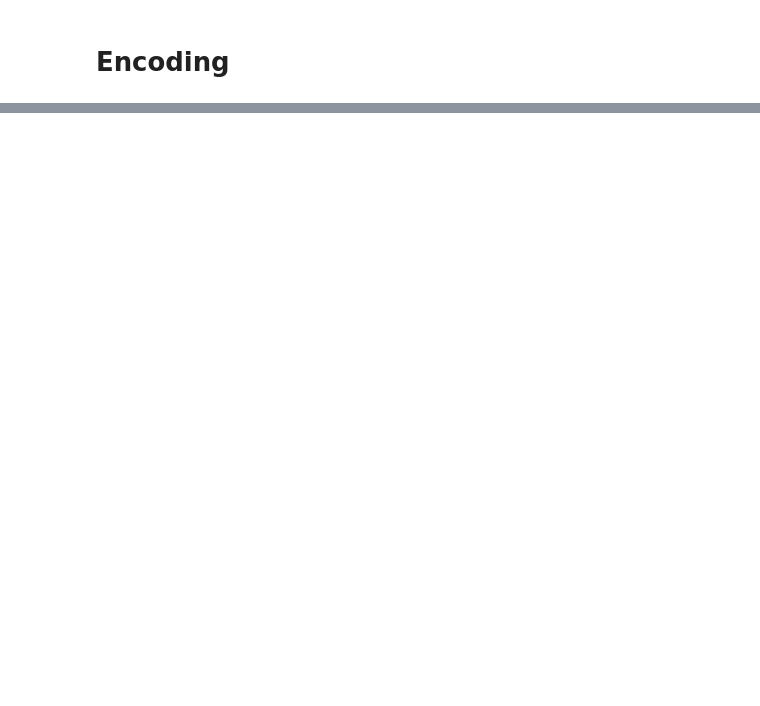
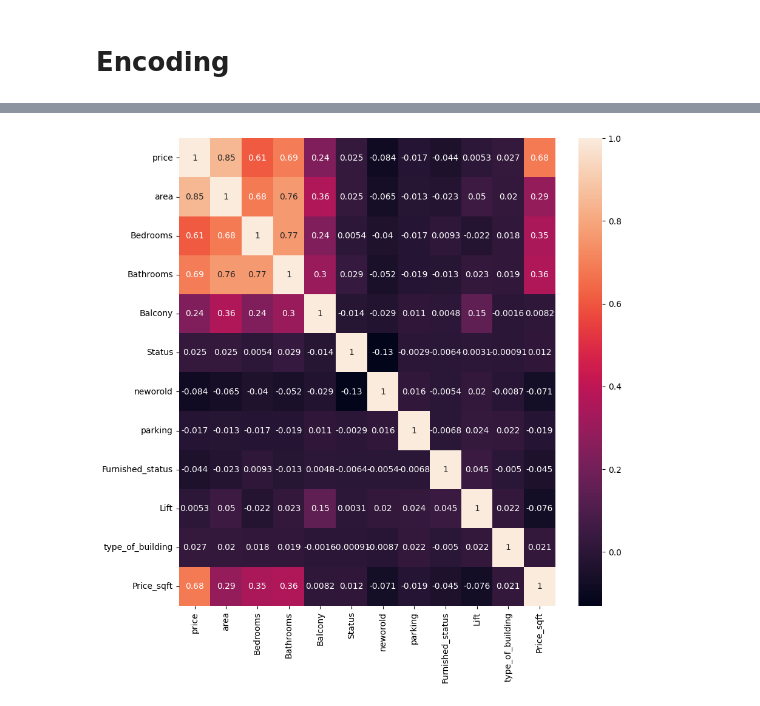
Before and after one commit to saptarshipal1/boston_house_pricing_regression, a Jupyter notebook: data/boston_housing_price.ipynb, the cells around one changed output, grey strips where cells are left out. Drawn from its saved outputs; the diff is of its cells as text; code cells hidden in the pictures; blank space fills up the shorter version.

```diff
--- a/data/boston_housing_price.ipynb
+++ b/data/boston_housing_price.ipynb
@@ -166,0 +187,6 @@ data.head()
+# %%
+plt.figure(figsize=(10,10))
+sns.heatmap(df1.corr(),annot =True)
+plt.show()
+# %% [output]
+[figure, added]
```
Also changed, not shown: parts of 30 cells of this notebook.
